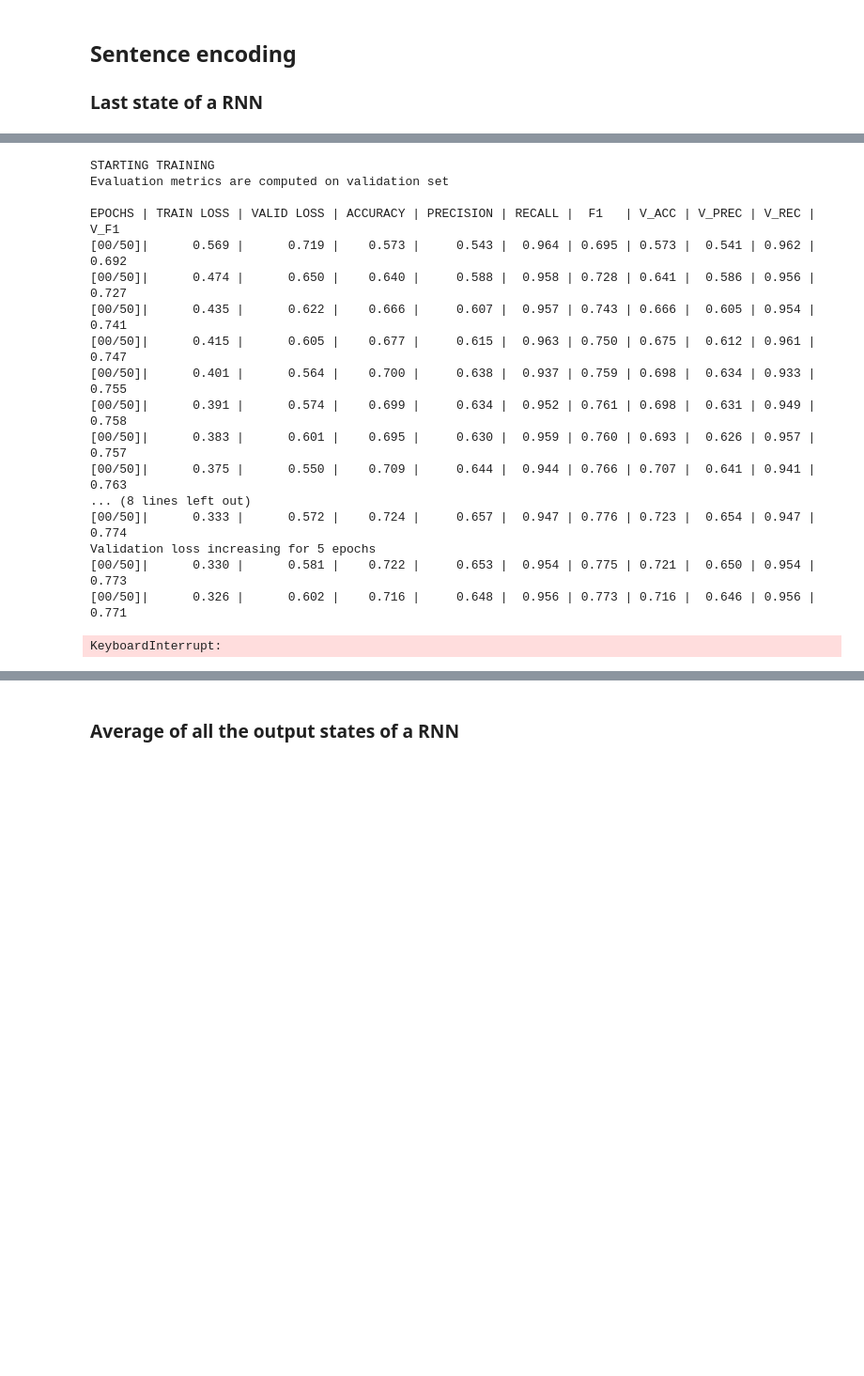
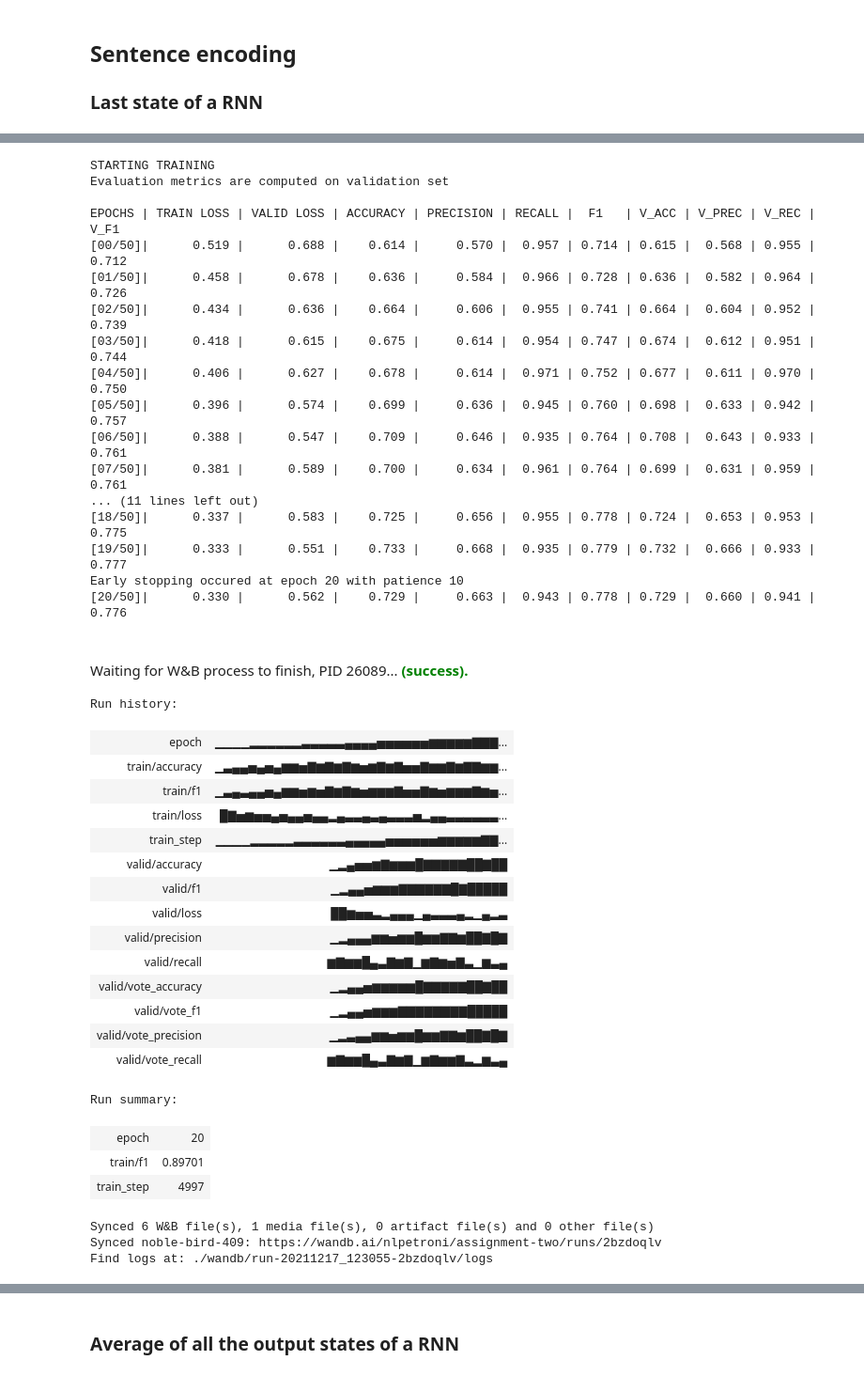
Before and after one commit to NLPetroni/assignment_two, a Jupyter notebook: solution_2.ipynb, the cells around one changed output, grey strips where cells are left out. Shown at 94% size. Saved outputs shown, nothing was run; the diff lists cells and outputs as text; code cells hidden in the pictures; blank space fills up the shorter version.

```diff
--- a/solution_2.ipynb
+++ b/solution_2.ipynb
@@ -403,11 +379,7 @@ class LambdaMean(torch.nn.Module):
   def forward(self, x, y):
     return (x + y) / 2
 # %%
-def get_binary_classifier(name:str,
-                    w_in: int,
-                    w_hidden: int,
-                    n_layers=2
-                          ) -> nn.Sequential:
+def get_binary_classifier(name:str, w_in: int, w_hidden: int, n_layers=2) -> nn.Sequential:
     """Gets a sequential container with a linear+relu+linear classifier
 
     Args:
@@ -805,7 +776,7 @@ def train(optimizer, lr, device, n_epochs, verbose, batch_size, test=False, tags
   print('STARTING TRAINING')
   print('Evaluation metrics are computed on validation set\n')
   print(f'EPOCHS | TRAIN LOSS | VALID LOSS | ACCURACY | PRECISION | RECALL | {"F1":^5} | V_ACC | V_PREC | V_REC | V_F1')
-  es_tracker = EarlyStopping(10, model)
+  es_tracker = EarlyStopping(20, model)
   epoch = 0
   early_stopped = False
   while epoch < n_epochs and not early_stopped:
@@ -854,18 +825,18 @@ def GridSearch(parameters, optimizer_name='adam', device=None, verbose=True):
 out_dir = './models'
 if not os.path.isdir(out_dir):
     os.mkdir(out_dir)
-lr = 2e-4
+lr = 1e-4
 epochs = 50
 batch_size = 512
-rec_size = 1
+rec_size = 2
 hid_size = 64
 opt = 'rmsprop'
-tag = 'encoding choice (masking)'
+tag = 'encoding choice'
 verbose = False
 cosine_similarity = False
 # %%
 # lstm
-train(optimizer=opt, lr=lr, device=device, n_epochs=epochs, verbose=verbose, tags=[tag],
+train(optimizer=opt, lr=lr, device=device, n_epochs=epochs, verbose=verbose, tags=[tag, 'lstm_last'],
     batch_size=batch_size, encoder='rnn', merger='concatenation', rnn_type='lstm',
     rnn_output='last', rec_size=rec_size, hid_size=hid_size, cosine_similarity=cosine_similarity)
 # %% [output]
@@ -879,21 +848,43 @@ Syncing run brisk-dawn-388 to Weights & Biases (docs).
 The vocabulary is already present. Loading it... Done!
 The embedding matrix is already present. Loading it... Done!
 wandb: logging graph, to disable use `wandb.watch(log_graph=False)`
 STARTING TRAINING
 Evaluation metrics are computed on validation set
 
 EPOCHS | TRAIN LOSS | VALID LOSS | ACCURACY | PRECISION | RECALL |  F1   | V_ACC | V_PREC | V_REC | V_F1
-[00/50]|      0.569 |      0.719 |    0.573 |     0.543 |  0.964 | 0.695 | 0.573 |  0.541 | 0.962 | 0.692
-[00/50]|      0.474 |      0.650 |    0.640 |     0.588 |  0.958 | 0.728 | 0.641 |  0.586 | 0.956 | 0.727
-[00/50]|      0.435 |      0.622 |    0.666 |     0.607 |  0.957 | 0.743 | 0.666 |  0.605 | 0.954 | 0.741
-[00/50]|      0.415 |      0.605 |    0.677 |     0.615 |  0.963 | 0.750 | 0.675 |  0.612 | 0.961 | 0.747
-[00/50]|      0.401 |      0.564 |    0.700 |     0.638 |  0.937 | 0.759 | 0.698 |  0.634 | 0.933 | 0.755
-[00/50]|      0.391 |      0.574 |    0.699 |     0.634 |  0.952 | 0.761 | 0.698 |  0.631 | 0.949 | 0.758
-[00/50]|      0.383 |      0.601 |    0.695 |     0.630 |  0.959 | 0.760 | 0.693 |  0.626 | 0.957 | 0.757
-[00/50]|      0.375 |      0.550 |    0.709 |     0.644 |  0.944 | 0.766 | 0.707 |  0.641 | 0.941 | 0.763
-... (8 lines left out)
-[00/50]|      0.333 |      0.572 |    0.724 |     0.657 |  0.947 | 0.776 | 0.723 |  0.654 | 0.947 | 0.774
-Validation loss increasing for 5 epochs
-[00/50]|      0.330 |      0.581 |    0.722 |     0.653 |  0.954 | 0.775 | 0.721 |  0.650 | 0.954 | 0.773
-[00/50]|      0.326 |      0.602 |    0.716 |     0.648 |  0.956 | 0.773 | 0.716 |  0.646 | 0.956 | 0.771
+[00/50]|      0.519 |      0.688 |    0.614 |     0.570 |  0.957 | 0.714 | 0.615 |  0.568 | 0.955 | 0.712
+[01/50]|      0.458 |      0.678 |    0.636 |     0.584 |  0.966 | 0.728 | 0.636 |  0.582 | 0.964 | 0.726
+[02/50]|      0.434 |      0.636 |    0.664 |     0.606 |  0.955 | 0.741 | 0.664 |  0.604 | 0.952 | 0.739
+[03/50]|      0.418 |      0.615 |    0.675 |     0.614 |  0.954 | 0.747 | 0.674 |  0.612 | 0.951 | 0.744
+[04/50]|      0.406 |      0.627 |    0.678 |     0.614 |  0.971 | 0.752 | 0.677 |  0.611 | 0.970 | 0.750
+[05/50]|      0.396 |      0.574 |    0.699 |     0.636 |  0.945 | 0.760 | 0.698 |  0.633 | 0.942 | 0.757
+[06/50]|      0.388 |      0.547 |    0.709 |     0.646 |  0.935 | 0.764 | 0.708 |  0.643 | 0.933 | 0.761
+[07/50]|      0.381 |      0.589 |    0.700 |     0.634 |  0.961 | 0.764 | 0.699 |  0.631 | 0.959 | 0.761
+... (11 lines left out)
+[18/50]|      0.337 |      0.583 |    0.725 |     0.656 |  0.955 | 0.778 | 0.724 |  0.653 | 0.953 | 0.775
+[19/50]|      0.333 |      0.551 |    0.733 |     0.668 |  0.935 | 0.779 | 0.732 |  0.666 | 0.933 | 0.777
+Early stopping occured at epoch 20 with patience 10
+[20/50]|      0.330 |      0.562 |    0.729 |     0.663 |  0.943 | 0.778 | 0.729 |  0.660 | 0.941 | 0.776
+Waiting for W&B process to finish, PID 26089... (success).
-KeyboardInterrupt:
+Run history:
+| epoch | ▁▁▁▁▂▂▂▂▂▂▃▃▃▃▃▄▄▄▄▅▅▅▅▅▅▆▆▆▆▆▇▇▇... |
+| train/accuracy | ▁▃▄▄▅▄▅▄▆▆▅▇▆▇▆▇▆▅▆▇▆▇▅▅▇▆▆▇▆▇▇▆▆... |
+| train/f1 | ▁▃▄▃▄▄▅▄▆▆▅▆▅▇▆▇▆▅▆▆▆▇▅▅▇▆▅▆▆▆▇▆▅... |
+| train/loss | █▇▅▆▅▅▄▅▄▄▅▄▄▂▄▃▃▄▃▄▃▃▃▅▂▄▄▃▃▃▃▃▃... |
+| train_step | ▁▁▁▁▂▂▂▂▂▃▃▃▃▃▃▄▄▄▄▄▅▅▅▅▅▅▆▆▆▆▆▇▇... |
+| valid/accuracy | ▁▂▄▅▅▆▇▆▆▆█▇▇▇▇▇██▇██ |
+| valid/f1 | ▁▂▄▄▅▆▆▆▇▇▇▇▇▇█▇█████ |
+| valid/loss | ██▆▅▅▃▂▄▄▄▁▄▃▃▃▄▂▁▄▂▃ |
+| valid/precision | ▁▂▄▄▄▆▆▅▆▆█▆▆▇▇▆██▇█▇ |
+| valid/recall | ▆▇▆▆█▄▃▇▆▇▁▆▇▆▅▇▃▁▆▃▄ |
+| valid/vote_accuracy | ▁▂▄▄▅▆▆▆▆▆█▇▇▇▇▇██▇██ |
+| valid/vote_f1 | ▁▂▄▄▅▆▆▆▇▇▇▇▇▇▇▇█████ |
+| valid/vote_precision | ▁▂▃▄▄▆▆▅▆▆█▆▆▇▇▆██▇█▇ |
+| valid/vote_recall | ▆▇▆▆█▄▃▇▆▇▁▆▇▆▆▇▃▂▆▃▄ |
+Run summary:
+| epoch | 20 |
+| train/f1 | 0.89701 |
+| train_step | 4997 |
+Synced 6 W&B file(s), 1 media file(s), 0 artifact file(s) and 0 other file(s)
+Synced noble-bird-409: https://wandb.ai/nlpetroni/assignment-two/runs/2bzdoqlv
+Find logs at: ./wandb/run-20211217_123055-2bzdoqlv/logs
```
Also changed, not shown: parts of 17 cells of this notebook.
